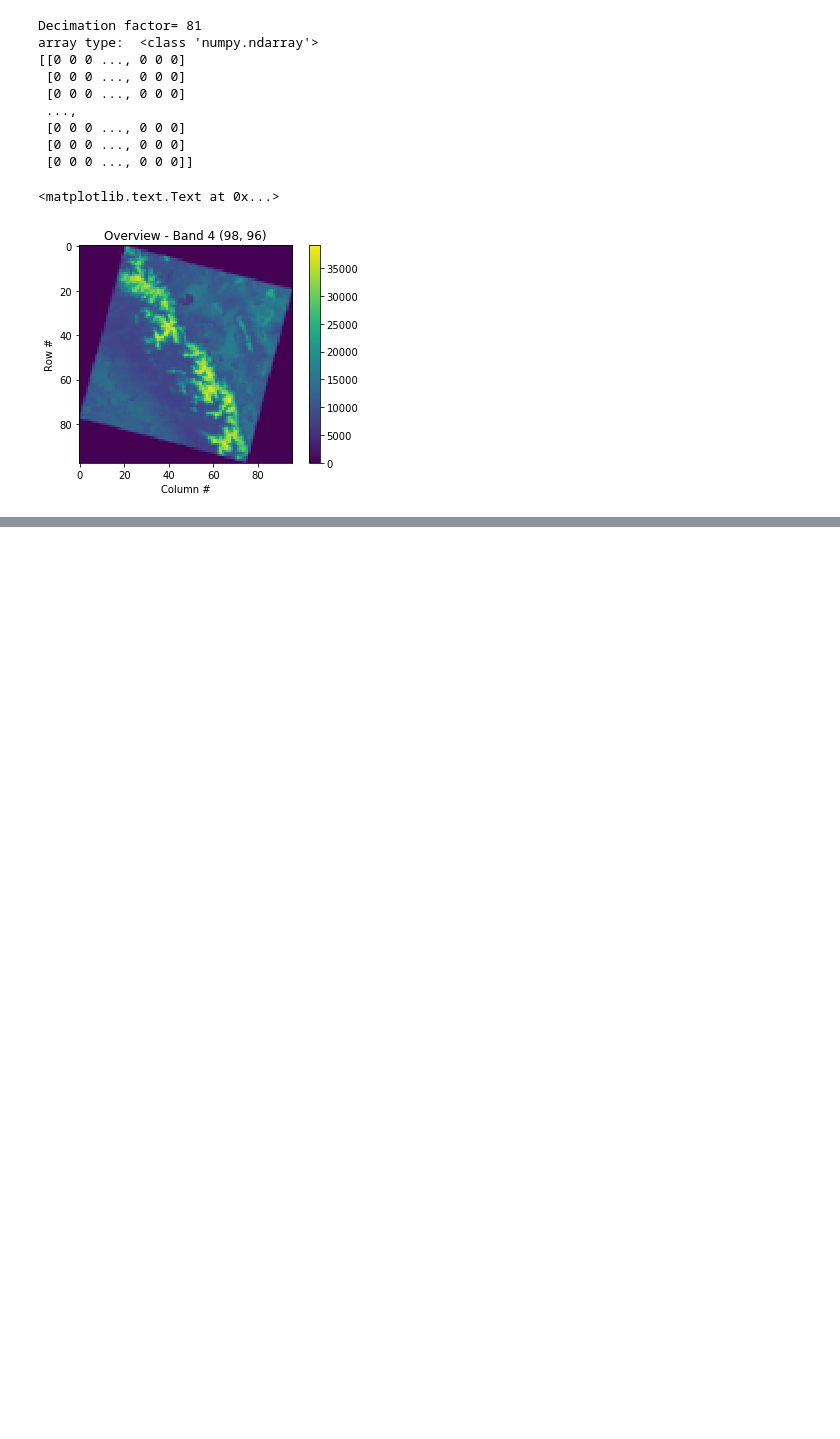
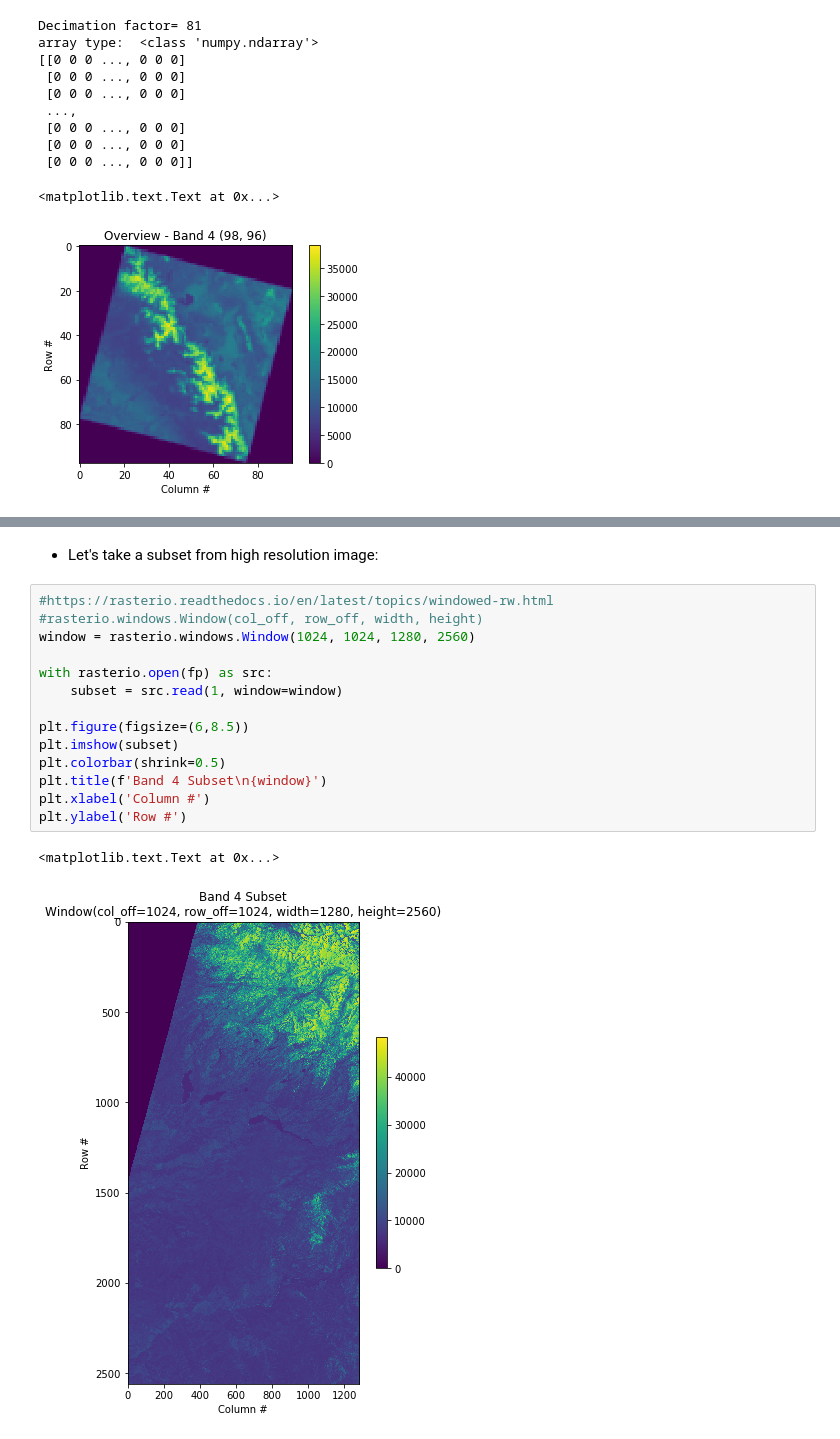
Before and after one commit to Automating-GIS-processes/CSC, a Jupyter notebook: source/notebooks/L5/read-cogs.ipynb, the cells around one changed output, grey strips where cells are left out. Saved outputs shown, nothing was run; the diff lists cells and outputs as text; blank space fills up the shorter version.

```diff
--- a/source/notebooks/L5/read-cogs.ipynb
+++ b/source/notebooks/L5/read-cogs.ipynb
@@ -46,0 +75,19 @@ array type:  <class 'numpy.ndarray'>
+# %% [markdown]
+- Let's take a subset from high resolution image:
+# %%
+#https://rasterio.readthedocs.io/en/latest/topics/windowed-rw.html
+#rasterio.windows.Window(col_off, row_off, width, height)
+window = rasterio.windows.Window(1024, 1024, 1280, 2560)
+
+with rasterio.open(fp) as src:
+    subset = src.read(1, window=window)
+
+plt.figure(figsize=(6,8.5))
+plt.imshow(subset)
+plt.colorbar(shrink=0.5)
+plt.title(f'Band 4 Subset\n{window}')
+plt.xlabel('Column #')
+plt.ylabel('Row #')
+# %% [output]
+<matplotlib.text.Text at 0x...>
+[figure, added]
```
Also changed, not shown: parts of 7 cells of this notebook.
